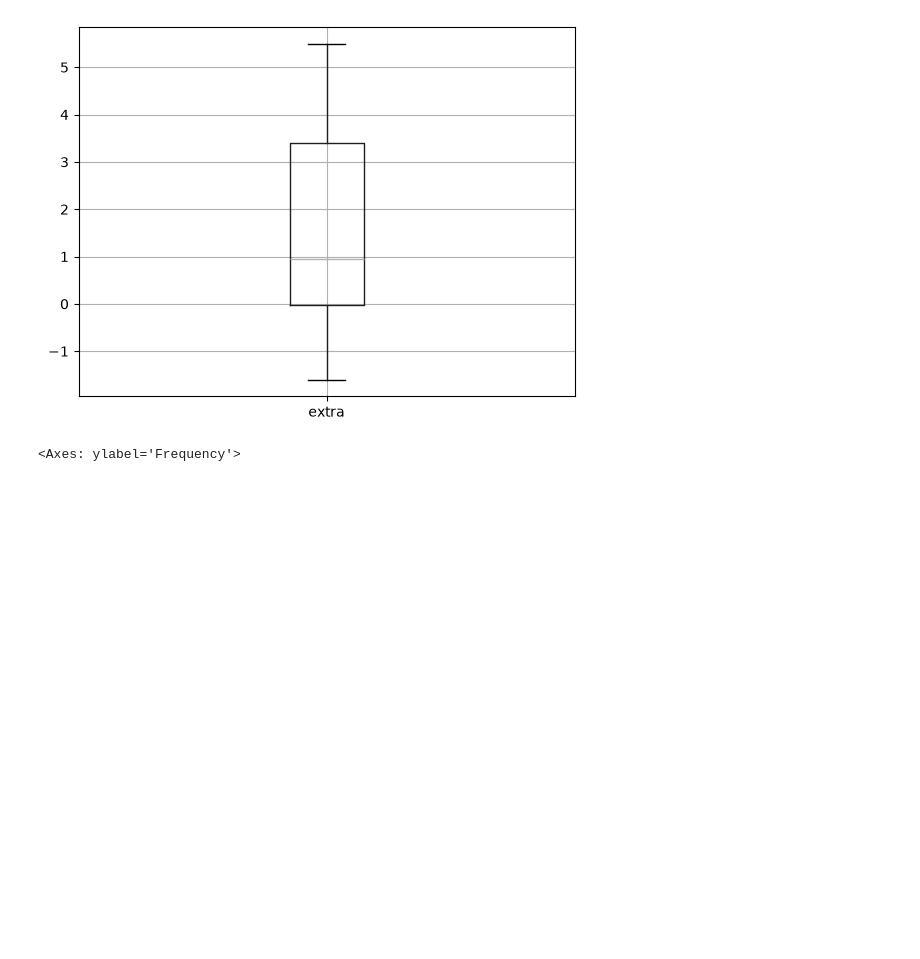
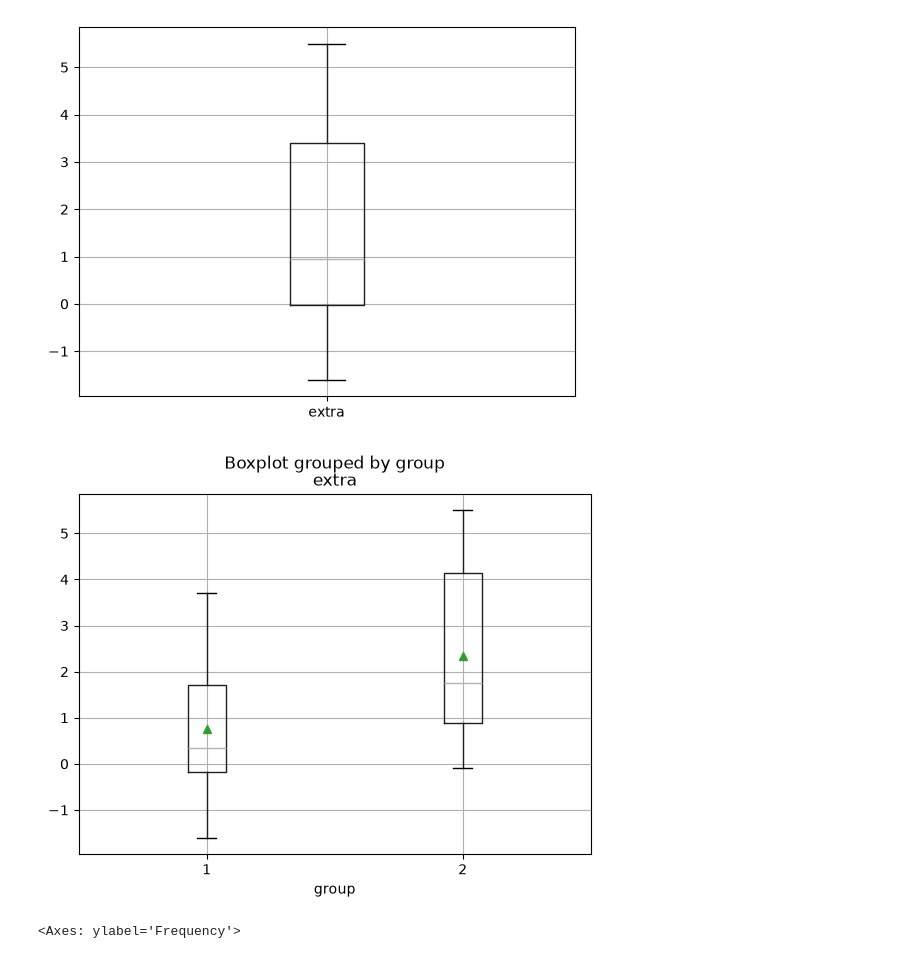
Before and after one commit to Psyc3000A/Fall-Winter2026, a Jupyter notebook: SophieA.ipynb, the cells around one changed output. Drawn from its saved outputs; the diff is of its cells as text; code cells hidden in the pictures; blank space fills up the shorter version.

```diff
--- a/SophieA.ipynb
+++ b/SophieA.ipynb
@@ -139,6 +130,12 @@ datafile.boxplot(column="extra")
 # %% [output]
 <Axes: >
 [figure]
+# %%
+# Figure 4
+datafile.boxplot(column="extra", by="group", showmeans=True)
+plt.show()
+# %% [output]
+[figure, added]
 # %%
 # Histogram
 datafile["extra"].plot(kind="hist")
```
Also changed, not shown: parts of 17 cells of this notebook.
